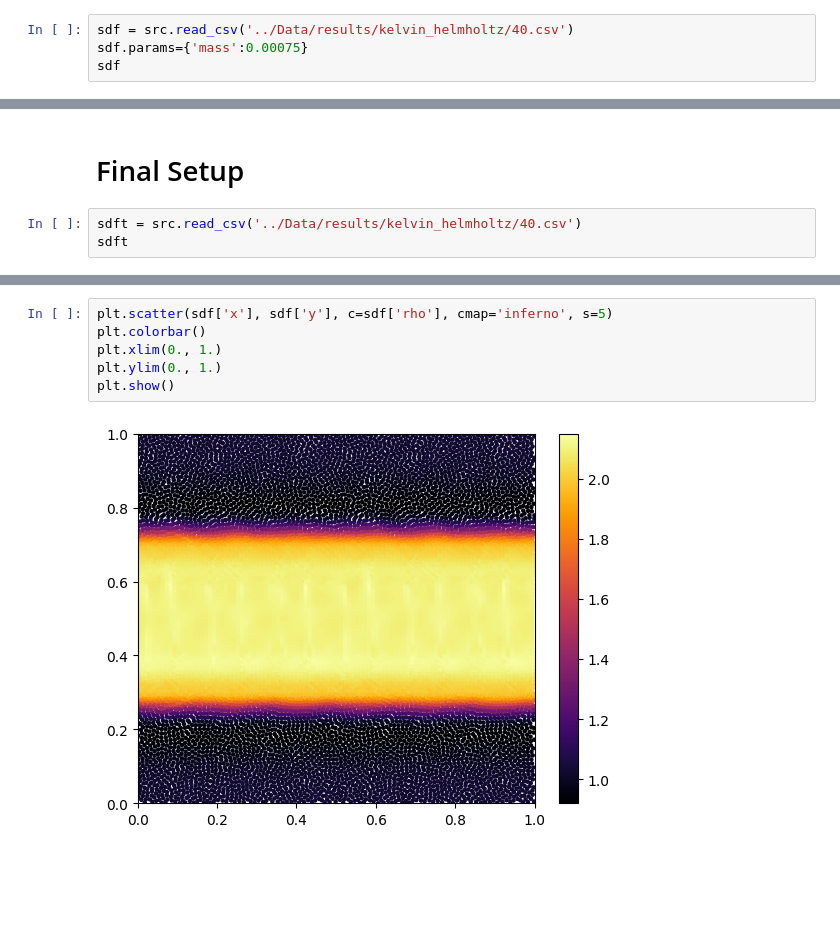
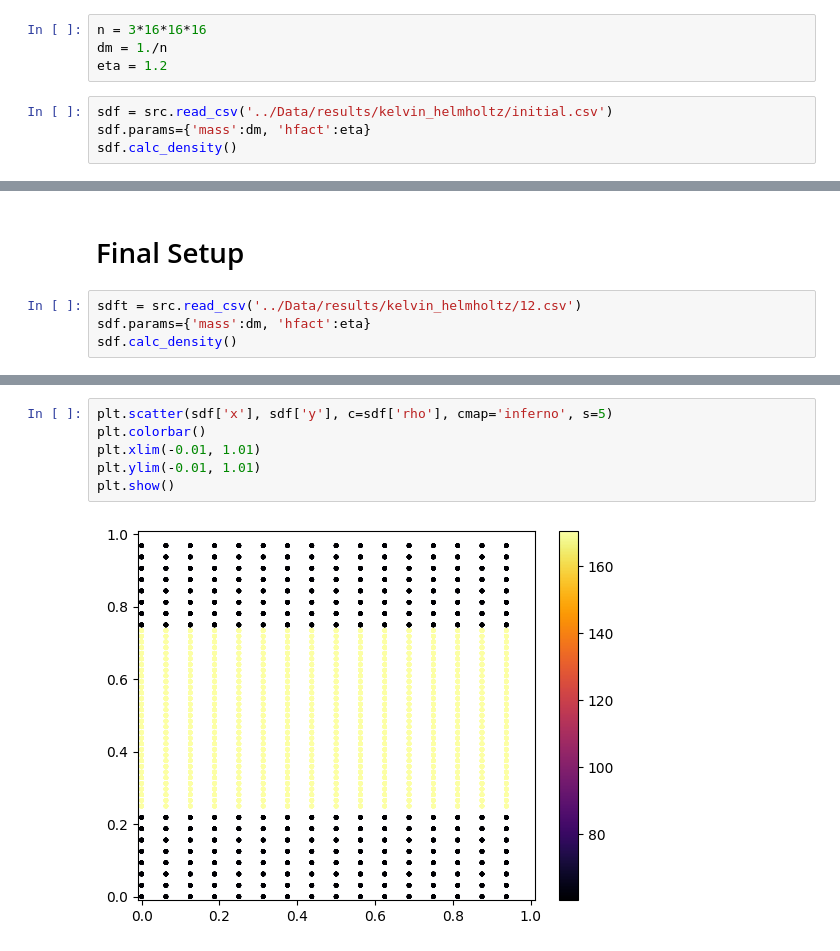
Before and after one commit to JackNarvaez/Rusph, a Jupyter notebook: Temp_Plots/Plots_kelvin_helmholtz.ipynb, the cells around one changed output, grey strips where cells are left out. Cells and saved outputs as stored; diff of their text form; blank space fills up the shorter version.

```diff
--- a/Temp_Plots/Plots_kelvin_helmholtz.ipynb
+++ b/Temp_Plots/Plots_kelvin_helmholtz.ipynb
@@ -5,7 +5,11 @@ import sarracen as src
 import numpy as np
 # %% [markdown]
 # Initial Setup
+# %%
+n = 3*16*16*16
+dm = 1./n
+eta = 1.2
 # %%
-sdf = src.read_csv('../Data/results/kelvin_helmholtz/40.csv')
-sdf.params={'mass':0.00075}
-sdf
+sdf = src.read_csv('../Data/results/kelvin_helmholtz/initial.csv')
+sdf.params={'mass':dm, 'hfact':eta}
+sdf.calc_density()
@@ -31,5 +22,6 @@ sdf.render('rho', xsec=1.0)
 # %% [markdown]
 # Final Setup
 # %%
-sdft = src.read_csv('../Data/results/kelvin_helmholtz/40.csv')
-sdft
+sdft = src.read_csv('../Data/results/kelvin_helmholtz/12.csv')
+sdf.params={'mass':dm, 'hfact':eta}
+sdf.calc_density()
@@ -50,8 +28,8 @@ sdft
 # %%
 plt.scatter(sdf['x'], sdf['y'], c=sdf['rho'], cmap='inferno', s=5)
 plt.colorbar()
-plt.xlim(0., 1.)
-plt.ylim(0., 1.)
+plt.xlim(-0.01, 1.01)
+plt.ylim(-0.01, 1.01)
 plt.show()
 # %% [output]
-[figure, old version]
+[figure, new version]
```
Also changed, not shown: parts of 13 cells of this notebook, 11 other files.
